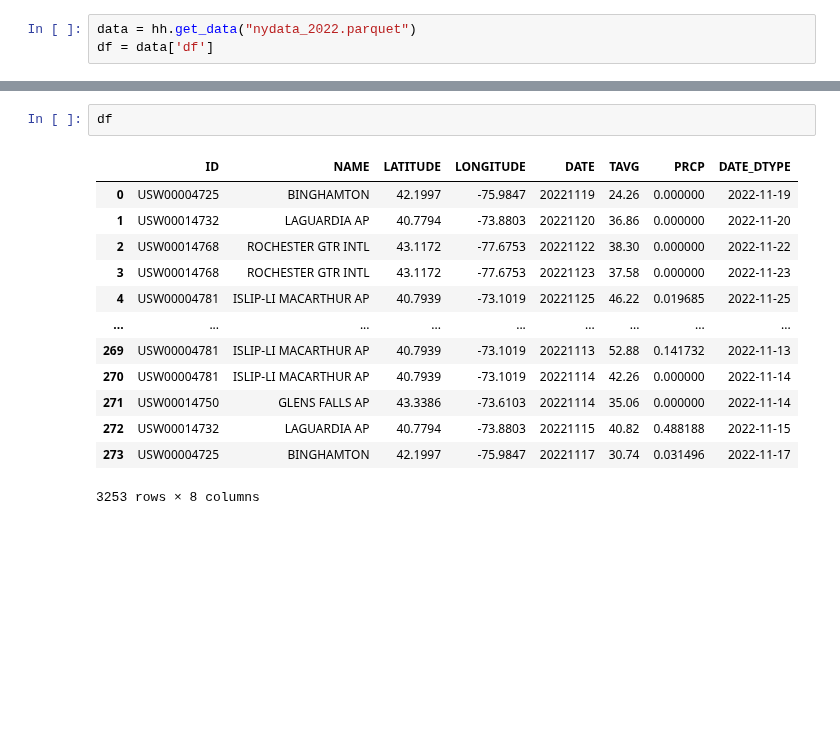
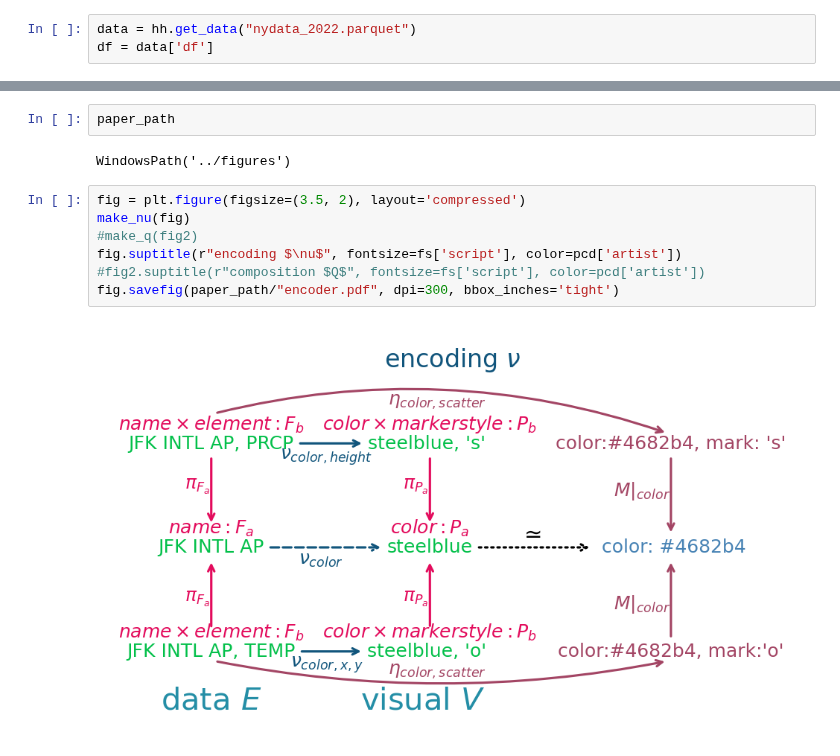
Before and after one commit to story645/team, a Jupyter notebook: paper/figcode/nu_qu_diagrams.ipynb, the cells around one changed output, grey strips where cells are left out. Saved outputs shown, nothing was run; the diff lists cells and outputs as text; blank space fills up the shorter version.

```diff
--- a/paper/figcode/nu_qu_diagrams.ipynb
+++ b/paper/figcode/nu_qu_diagrams.ipynb
@@ -192,16 +198,13 @@ fig.savefig(paper_path/"nu_qu.pdf", dpi=300, bbox_inches='tight')
-# %%
-df
-# %% [output]
-|  | ID | NAME | LATITUDE | LONGITUDE | DATE | TAVG | PRCP | DATE_DTYPE |
-| 0 | USW00004725 | BINGHAMTON | 42.1997 | -75.9847 | 20221119 | 24.26 | 0.000000 | 2022-11-19 |
-| 1 | USW00014732 | LAGUARDIA AP | 40.7794 | -73.8803 | 20221120 | 36.86 | 0.000000 | 2022-11-20 |
-| 2 | USW00014768 | ROCHESTER GTR INTL | 43.1172 | -77.6753 | 20221122 | 38.30 | 0.000000 | 2022-11-22 |
-| 3 | USW00014768 | ROCHESTER GTR INTL | 43.1172 | -77.6753 | 20221123 | 37.58 | 0.000000 | 2022-11-23 |
-| 4 | USW00004781 | ISLIP-LI MACARTHUR AP | 40.7939 | -73.1019 | 20221125 | 46.22 | 0.019685 | 2022-11-25 |
-| ... | ... | ... | ... | ... | ... | ... | ... | ... |
-| 269 | USW00004781 | ISLIP-LI MACARTHUR AP | 40.7939 | -73.1019 | 20221113 | 52.88 | 0.141732 | 2022-11-13 |
-| 270 | USW00004781 | ISLIP-LI MACARTHUR AP | 40.7939 | -73.1019 | 20221114 | 42.26 | 0.000000 | 2022-11-14 |
-| 271 | USW00014750 | GLENS FALLS AP | 43.3386 | -73.6103 | 20221114 | 35.06 | 0.000000 | 2022-11-14 |
-| 272 | USW00014732 | LAGUARDIA AP | 40.7794 | -73.8803 | 20221115 | 40.82 | 0.488188 | 2022-11-15 |
-| 273 | USW00004725 | BINGHAMTON | 42.1997 | -75.9847 | 20221117 | 30.74 | 0.031496 | 2022-11-17 |
-3253 rows × 8 columns
+# %%
+paper_path
+# %% [output]
+WindowsPath('../figures')
+# %%
+fig = plt.figure(figsize=(3.5, 2), layout='compressed')
+make_nu(fig)
+#make_q(fig2)
+fig.suptitle(r"encoding $\nu$", fontsize=fs['script'], color=pcd['artist'])
+#fig2.suptitle(r"composition $Q$", fontsize=fs['script'], color=pcd['artist'])
+fig.savefig(paper_path/"encoder.pdf", dpi=300, bbox_inches='tight')
+# %% [output]
+[figure, added]
```
Also changed, not shown: parts of 4 cells of this notebook, 31 other files.
